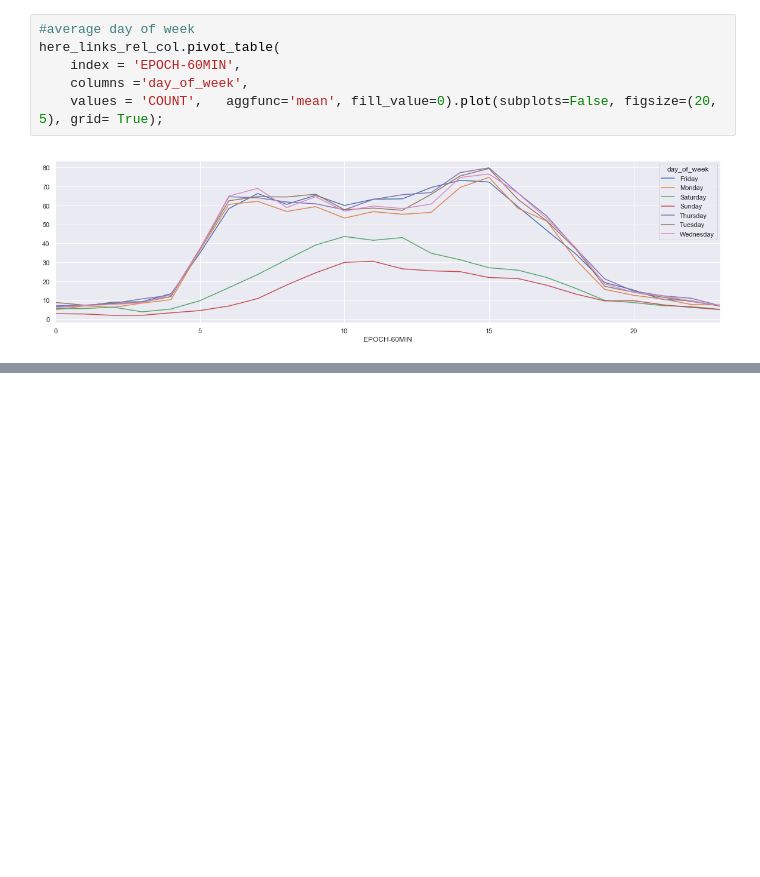
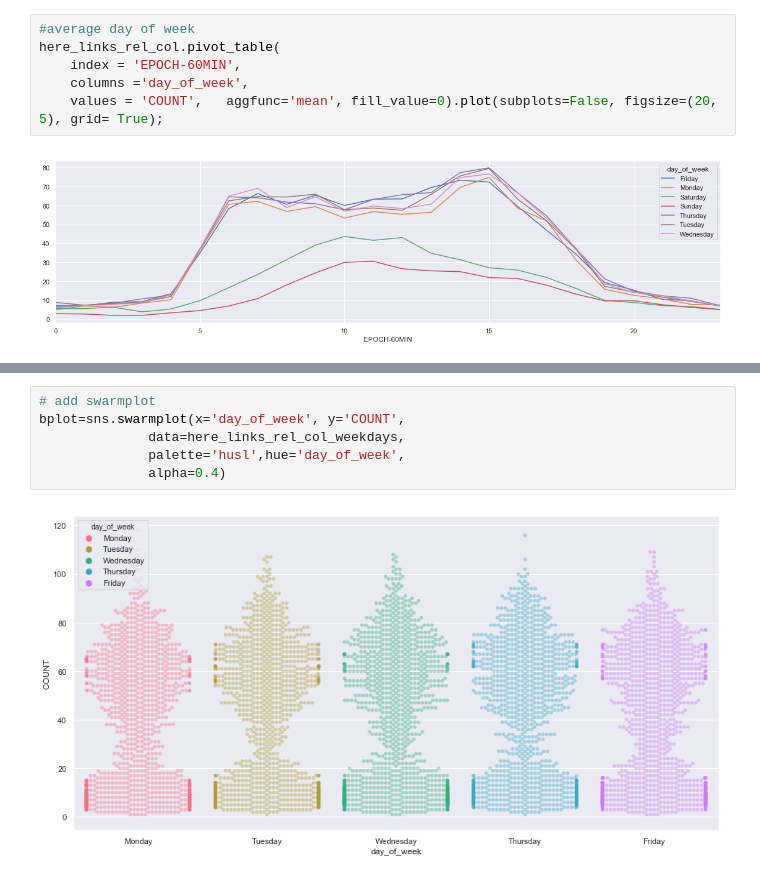
Before and after one commit to jaworra/Jupyter-Notebooks, a Jupyter notebook: here_analysis.ipynb, the cells around one changed output, grey strips where cells are left out. Drawn from its saved outputs; the diff is of its cells as text; blank space fills up the shorter version.

```diff
--- a/here_analysis.ipynb
+++ b/here_analysis.ipynb
@@ -421,0 +353,8 @@ dtype: object
+# %%
+# add swarmplot
+bplot=sns.swarmplot(x='day_of_week', y='COUNT',
+              data=here_links_rel_col_weekdays,
+              palette='husl',hue='day_of_week',
+              alpha=0.4)
+# %% [output]
+[figure, added]
```
Also changed, not shown: parts of 13 cells of this notebook.
